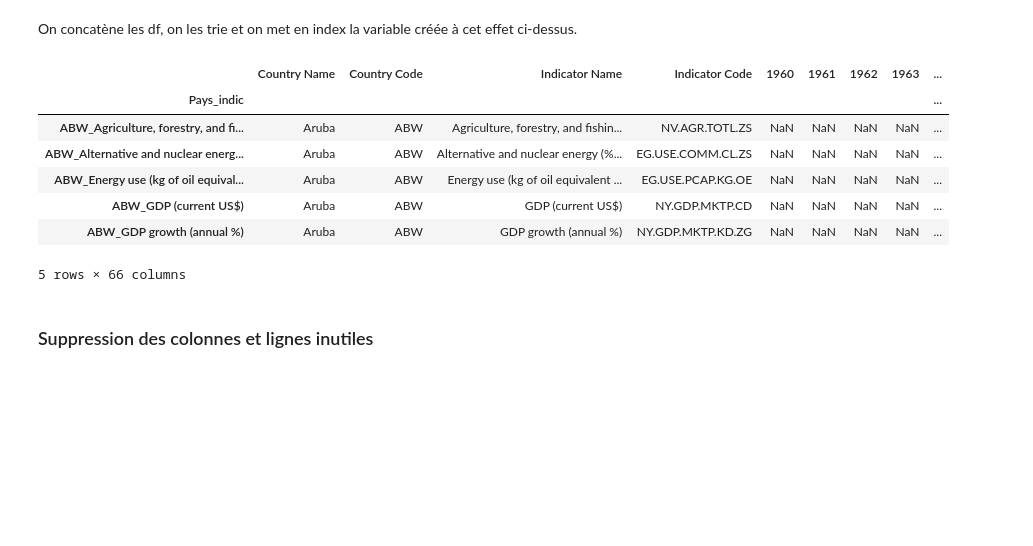
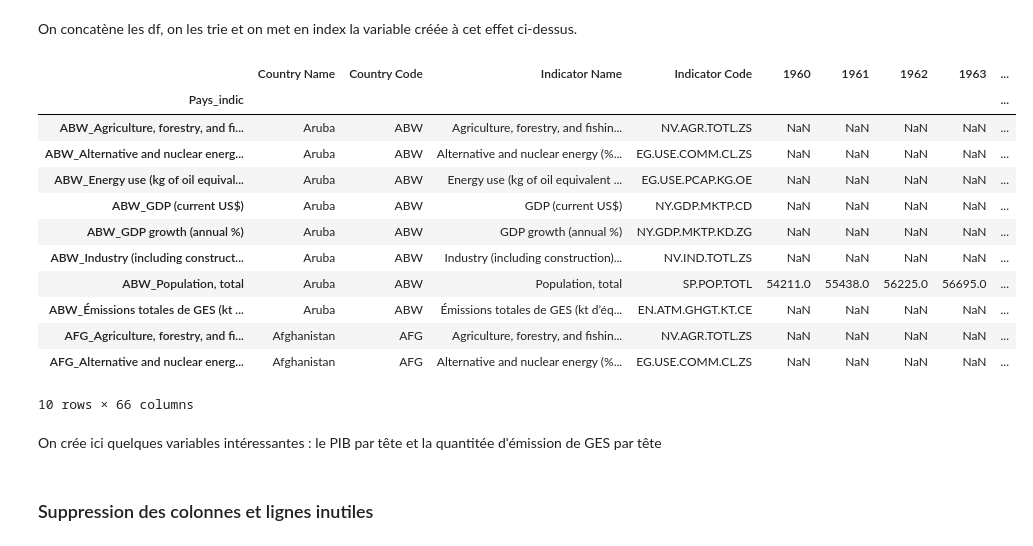
Before and after one commit to Adrien-Mcode/Python-data-science-Lecalve-Majka, a Jupyter notebook: copy.ipynb, the cells around one changed output. Drawn from its saved outputs; the diff is of its cells as text; code cells hidden in the pictures; blank space fills up the shorter version.

Commit message:
création des variables par tête
Rien à ajouter

```diff
--- a/copy.ipynb
+++ b/copy.ipynb
@@ -45,9 +45,10 @@ emission_GES = pd.read_csv("chiffre_GES_total.csv")
 nucle_total = pd.read_csv('chiffre_nucle_total_nuke_total_fossile.csv')
 part_indus_construc = pd.read_csv('chiffre_part_indus_construc.csv')
 pib = pd.read_csv("chiffre_pib.csv")
+pop = pd.read_csv('chiffre_population.csv')
 nom_pays = pib['Country Name']
 # %%
-df_list  = [agri_forest, augment_pib, energie_utilisee, emission_GES, nucle_total, part_indus_construc, pib]
+df_list  = [agri_forest, augment_pib, energie_utilisee, emission_GES, nucle_total, part_indus_construc, pib, pop]
 # %% [markdown]
 ### On regarde chaque dataframe pour identifier les variables pertinentes
 # %%
@@ -122,13 +123,20 @@ On concatène les df, on les trie et on met en index la variable créée à cet
 # %%
 df = pd.concat(df_list)
 df = df.sort_values('Pays_indic').set_index('Pays_indic')
-df.head()
+df.head(10)
 # %% [output]
 |  | Country Name | Country Code | Indicator Name | Indicator Code | 1960 | 1961 | 1962 | 1963 | ... |
 | Pays_indic |  |  |  |  |  |  |  |  | ... |
 | ABW_Agriculture, forestry, and fi... | Aruba | ABW | Agriculture, forestry, and fishin... | NV.AGR.TOTL.ZS | NaN | NaN | NaN | NaN | ... |
 | ABW_Alternative and nuclear energ... | Aruba | ABW | Alternative and nuclear energy (%... | EG.USE.COMM.CL.ZS | NaN | NaN | NaN | NaN | ... |
 | ABW_Energy use (kg of oil equival... | Aruba | ABW | Energy use (kg of oil equivalent ... | EG.USE.PCAP.KG.OE | NaN | NaN | NaN | NaN | ... |
 | ABW_GDP (current US$) | Aruba | ABW | GDP (current US$) | NY.GDP.MKTP.CD | NaN | NaN | NaN | NaN | ... |
 | ABW_GDP growth (annual %) | Aruba | ABW | GDP growth (annual %) | NY.GDP.MKTP.KD.ZG | NaN | NaN | NaN | NaN | ... |
+| ABW_Industry (including construct... | Aruba | ABW | Industry (including construction)... | NV.IND.TOTL.ZS | NaN | NaN | NaN | NaN | ... |
+| ABW_Population, total | Aruba | ABW | Population, total | SP.POP.TOTL | 54211.0 | 55438.0 | 56225.0 | 56695.0 | ... |
+| ABW_Émissions totales de GES (kt ... | Aruba | ABW | Émissions totales de GES (kt d’éq... | EN.ATM.GHGT.KT.CE | NaN | NaN | NaN | NaN | ... |
+| AFG_Agriculture, forestry, and fi... | Afghanistan | AFG | Agriculture, forestry, and fishin... | NV.AGR.TOTL.ZS | NaN | NaN | NaN | NaN | ... |
+| AFG_Alternative and nuclear energ... | Afghanistan | AFG | Alternative and nuclear energy (%... | EG.USE.COMM.CL.ZS | NaN | NaN | NaN | NaN | ... |
-5 rows × 66 columns
+10 rows × 66 columns
+# %% [markdown]
+On crée ici quelques variables intéressantes : le PIB par tête et la quantitée d'émission de GES par tête
```
Also changed, not shown: parts of 5 cells of this notebook, 4 other files.
